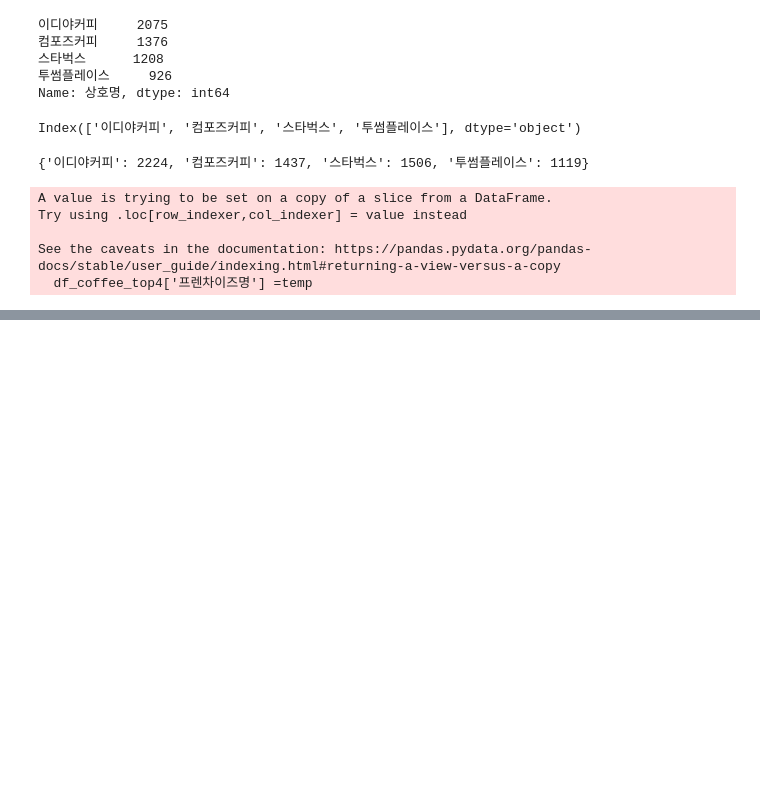
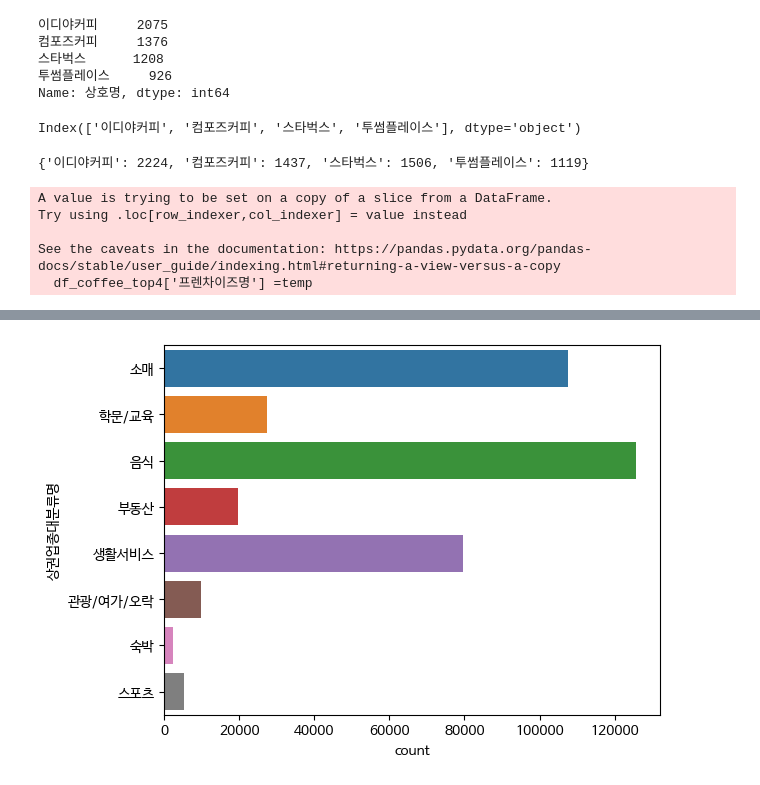
Before and after one commit to leekyuyoung20230313/pythone, a Jupyter notebook: 전처리/상권분석.ipynb, the cells around one changed output, grey strips where cells are left out. Drawn from its saved outputs; the diff is of its cells as text; code cells hidden in the pictures; blank space fills up the shorter version.

```diff
--- a/전처리/상권분석.ipynb
+++ b/전처리/상권분석.ipynb
@@ -270,0 +233,3 @@ array(['스타벅스', '스타벅스', '이디야', ..., '컴포즈', '투썸플
+# %%
+import pandas as pd
+df_seoul = pd.read_csv('/content/drive/MyDrive/Colab Notebooks/data/상권분석/소상공인시장진흥공단_상가(상권)정보_서울_202212.csv')
@@ -270,0 +253,5 @@ array(['스타벅스', '스타벅스', '이디야', ..., '컴포즈', '투썸플
+# %%
+sns.countplot(data=df_seoul, y='상권업종대분류명')
+plt.show()
+# %% [output]
+[figure, added]
```
Also changed, not shown: parts of 37 cells of this notebook.
